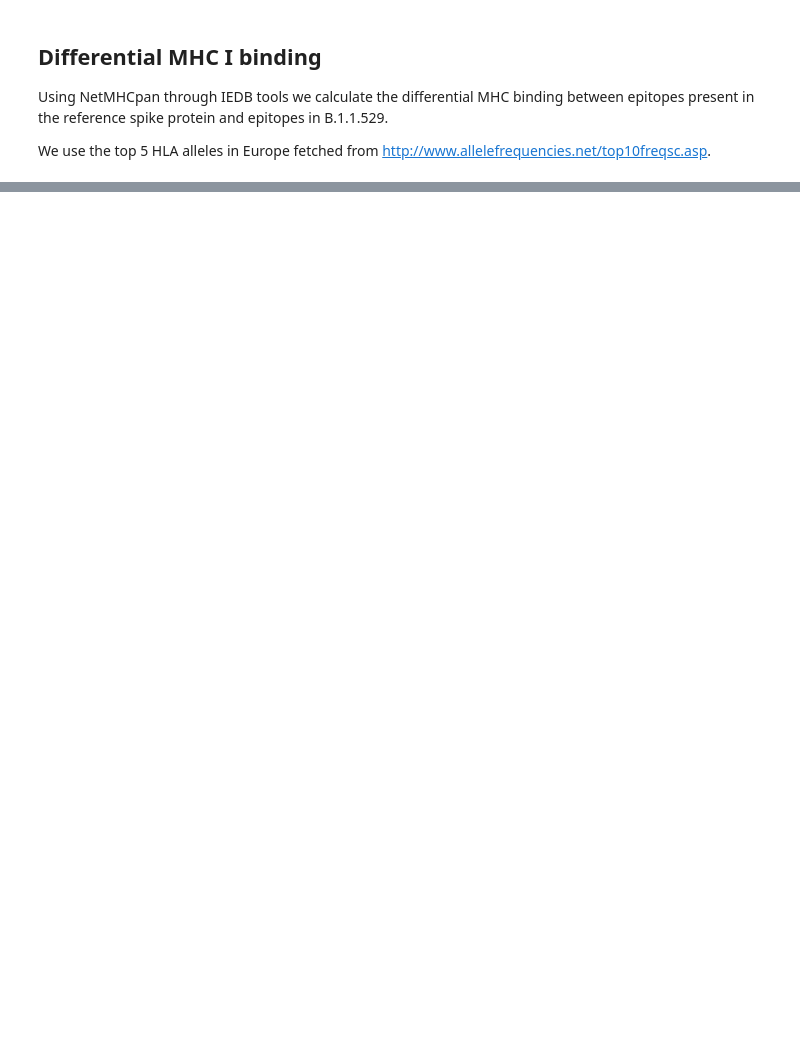
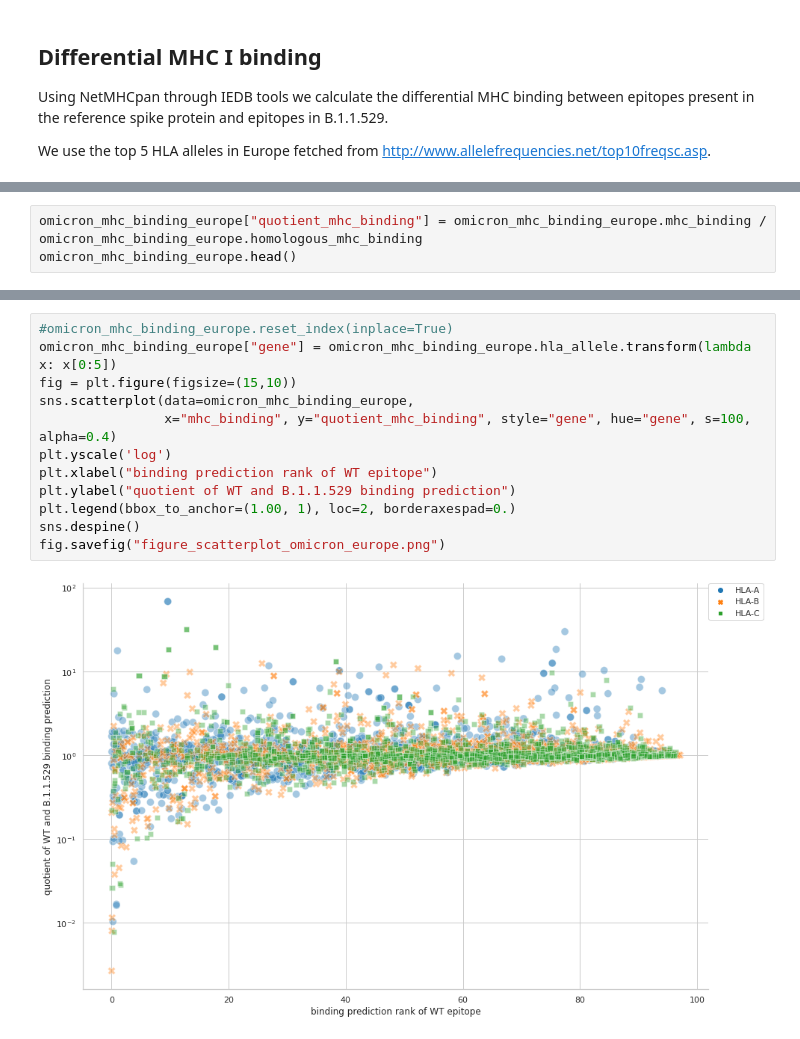
Before and after one commit to TRON-Bioinformatics/covigator-analysis, a Jupyter notebook: jupyter/omicron_variants_analysis/omicron_analysis.ipynb, the cells around one changed output, grey strips where cells are left out. Cells and saved outputs as stored; diff of their text form; blank space fills up the shorter version.

```diff
--- a/jupyter/omicron_variants_analysis/omicron_analysis.ipynb
+++ b/jupyter/omicron_variants_analysis/omicron_analysis.ipynb
@@ -314,0 +637,3 @@ omicron_epitopes.to_csv("omicron_epitopes.csv", index=False)
+# %%
+omicron_mhc_binding_europe["quotient_mhc_binding"] = omicron_mhc_binding_europe.mhc_binding / omicron_mhc_binding_europe.homologous_mhc_binding
+omicron_mhc_binding_europe.head()
@@ -314,0 +647,14 @@ omicron_epitopes.to_csv("omicron_epitopes.csv", index=False)
+# %%
+#omicron_mhc_binding_europe.reset_index(inplace=True)
+omicron_mhc_binding_europe["gene"] = omicron_mhc_binding_europe.hla_allele.transform(lambda x: x[0:5])
+fig = plt.figure(figsize=(15,10))
+sns.scatterplot(data=omicron_mhc_binding_europe,
+                x="mhc_binding", y="quotient_mhc_binding", style="gene", hue="gene", s=100, alpha=0.4)
+plt.yscale('log')
+plt.xlabel("binding prediction rank of WT epitope")
+plt.ylabel("quotient of WT and B.1.1.529 binding prediction")
+plt.legend(bbox_to_anchor=(1.00, 1), loc=2, borderaxespad=0.)
+sns.despine()
+fig.savefig("figure_scatterplot_omicron_europe.png")
+# %% [output]
+[figure, added]
```
Also changed, not shown: parts of 47 cells of this notebook, 16 other files.
